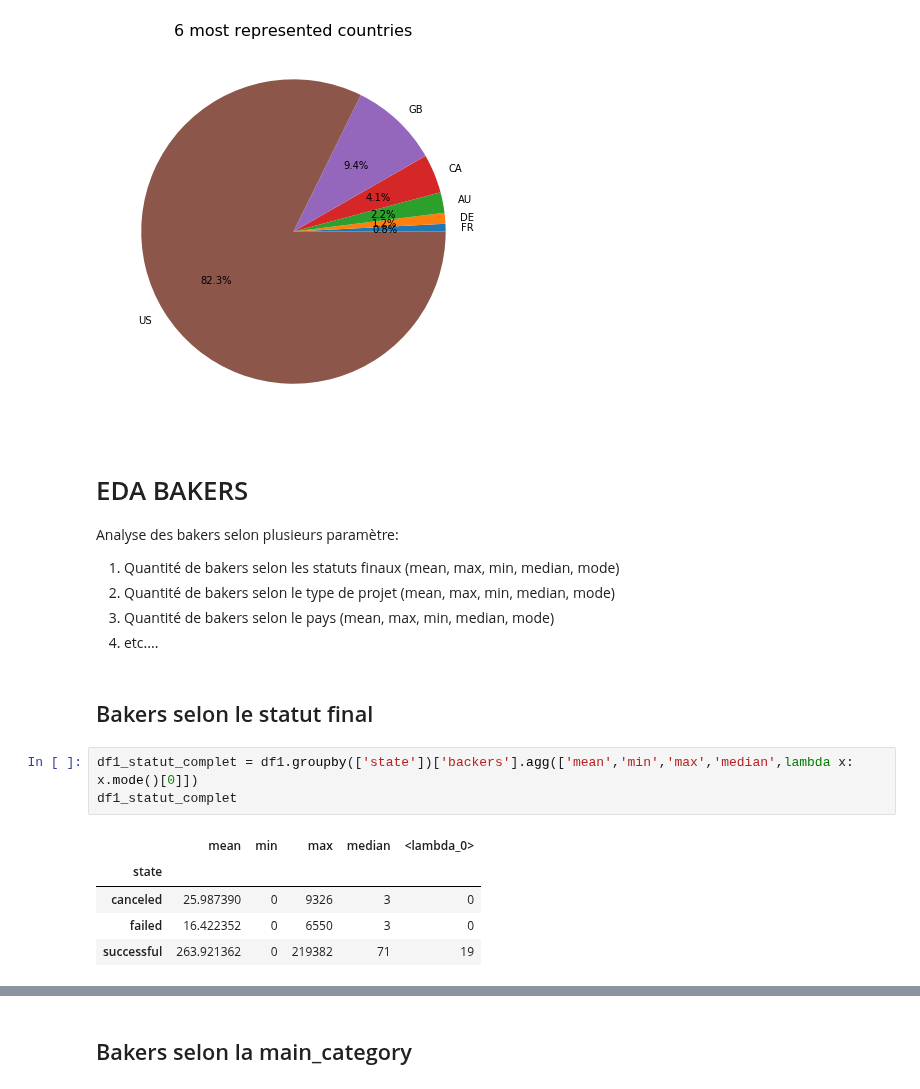
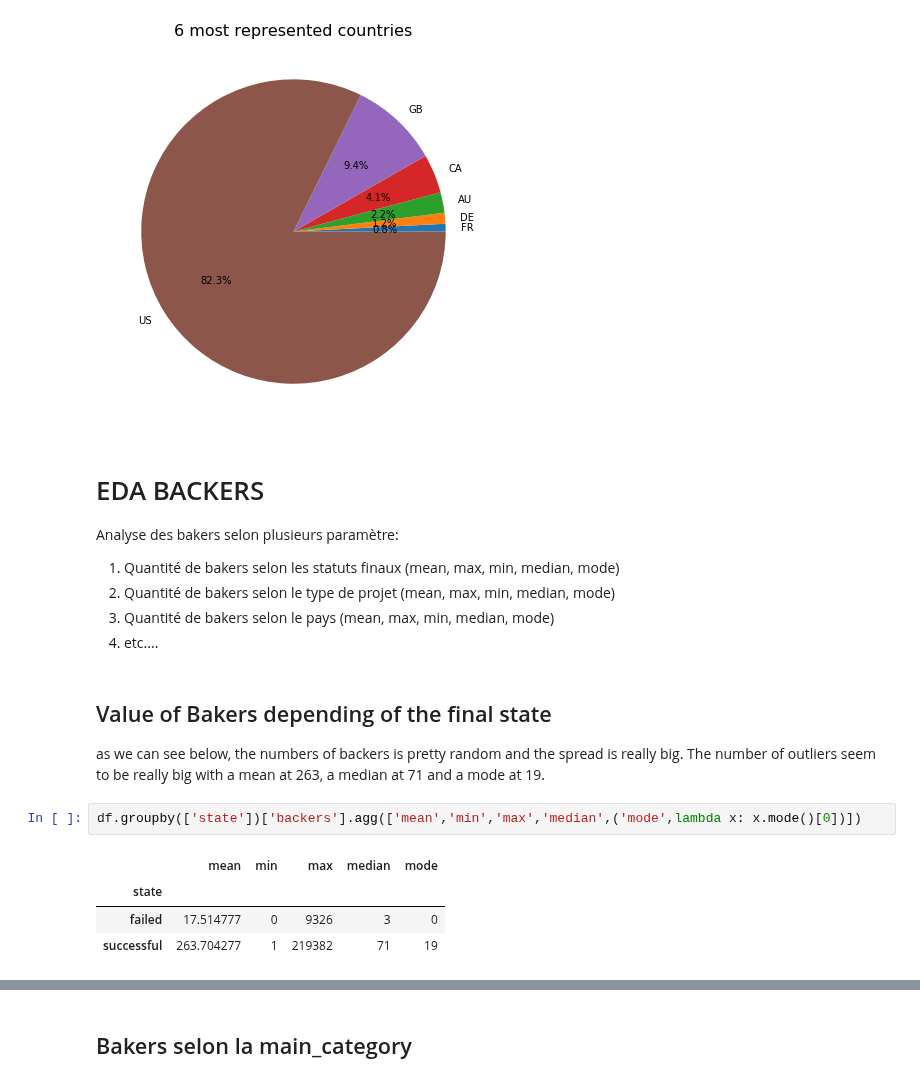
Before and after one commit to tbacha/DMML2019_Team_Apple, a Jupyter notebook: code/Kickstarter_notebook_Team_Apple.ipynb, the cells around one changed output, grey strips where cells are left out. Saved outputs shown, nothing was run; the diff lists cells and outputs as text.

```diff
--- a/code/Kickstarter_notebook_Team_Apple.ipynb
+++ b/code/Kickstarter_notebook_Team_Apple.ipynb
@@ -225,7 +227,7 @@ ax.set_ylabel("")
 Text(0, 0.5, '')
 [figure]
 # %% [markdown]
-# EDA BAKERS
+# EDA BACKERS
 Analyse des bakers selon plusieurs paramètre:</br>
 
 
@@ -233,14 +235,15 @@ Analyse des bakers selon plusieurs paramètre:</br>
 2.   Quantité de bakers selon le type de projet (mean, max, min, median, mode)
 3.   Quantité de bakers selon le pays (mean, max, min, median, mode)
 4.   etc....
-# %% [markdown]
-## Bakers selon le statut final
+# %% [markdown]
+## Value of Bakers depending of the final state
+
+as we can see below, the numbers of backers is pretty random and the spread is really big.
+The number of outliers seem to be really big with a mean at 263, a median at 71 and a mode at 19.
 # %%
-df1_statut_complet = df1.groupby(['state'])['backers'].agg(['mean','min','max','median',lambda x: x.mode()[0]])
-df1_statut_complet
+df.groupby(['state'])['backers'].agg(['mean','min','max','median',('mode',lambda x: x.mode()[0])])
 # %% [output]
-|  | mean | min | max | median | <lambda_0> |
+|  | mean | min | max | median | mode |
 | state |  |  |  |  |  |
-| canceled | 25.987390 | 0 | 9326 | 3 | 0 |
-| failed | 16.422352 | 0 | 6550 | 3 | 0 |
-| successful | 263.921362 | 0 | 219382 | 71 | 19 |
+| failed | 17.514777 | 0 | 9326 | 3 | 0 |
+| successful | 263.704277 | 1 | 219382 | 71 | 19 |
```
Also changed, not shown: parts of 18 cells of this notebook.
